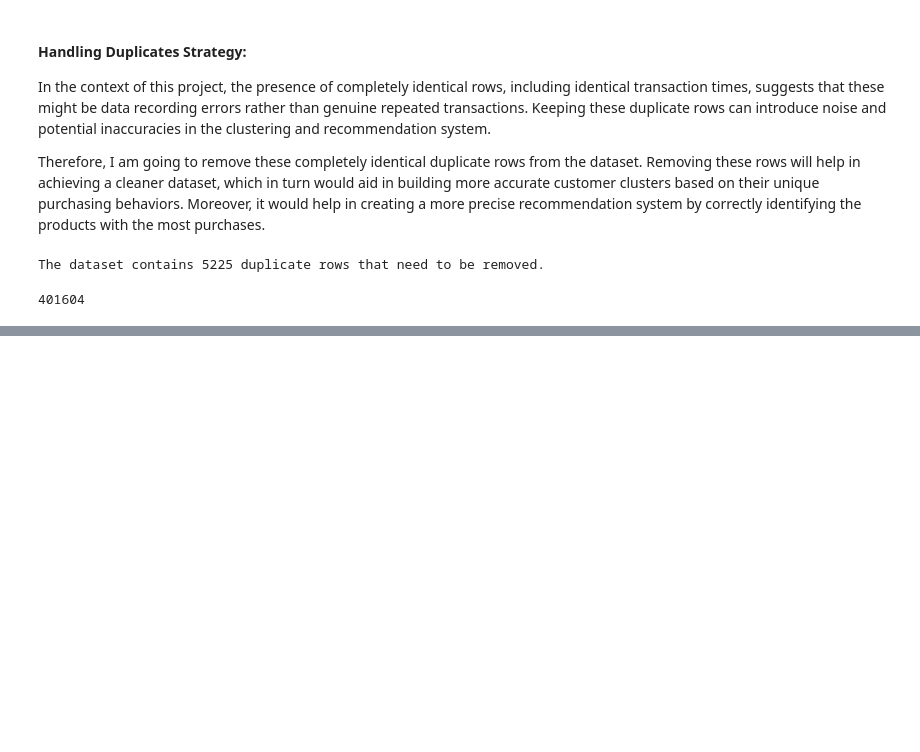
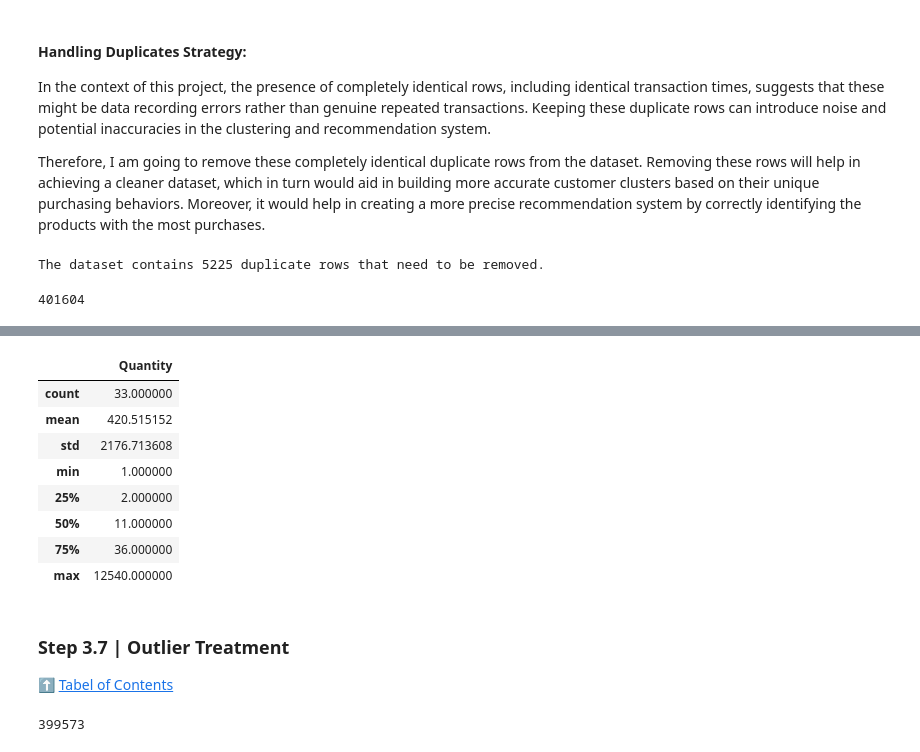
Before and after one commit to richardlevinson3/customer-personality-analytics, a Jupyter notebook: cusomter-personality-analytics.ipynb, the cells around one changed output, grey strips where cells are left out. Cells and saved outputs as stored; diff of their text form; code cells hidden in the pictures; blank space fills up the shorter version.

```diff
--- a/cusomter-personality-analytics.ipynb
+++ b/cusomter-personality-analytics.ipynb
@@ -342,0 +507,14 @@ df.shape[0]
+# %%
+service_related_descriptions = ["Next Day Carriage", "High Resolution Image"]
+
+# Calculate the percentage of records with service-related descriptions
+service_related_percentage = df[df['Description'].isin(service_related_descriptions)].shape[0] / df.shape[0] * 100
+
+# Print the percentage of records with service-related descriptions
+print(f"The percentage of records with service-related descriptions in the dataset is: {service_related_percentage:.2f}%")
+
+# Remove rows with service-related information in the description
+df = df[~df['Description'].isin(service_related_descriptions)]
+
+# Standardize the text to uppercase to maintain uniformity across the dataset
+df['Description'] = df['Description'].str.upper()
@@ -342,0 +544,12 @@ df.shape[0]
+# %%
+df[df['UnitPrice']==0].describe()[['Quantity']]
+# %% [output]
+|  | Quantity |
+| count | 33.000000 |
+| mean | 420.515152 |
+| std | 2176.713608 |
+| min | 1.000000 |
+| 25% | 2.000000 |
+| 50% | 11.000000 |
+| 75% | 36.000000 |
+| max | 12540.000000 |
@@ -342,0 +559,4 @@ df.shape[0]
+# %% [markdown]
+<a id="outlier_cleaning"></a>
+### Step 3.7 | Outlier Treatment
+⬆️ [Tabel of Contents](#contents_tabel)
@@ -342,0 +566,5 @@ df.shape[0]
+# %%
+# Getting the number of rows in the dataframe
+df.shape[0]
+# %% [output]
+399573
```
Also changed, not shown: parts of 20 cells of this notebook.
